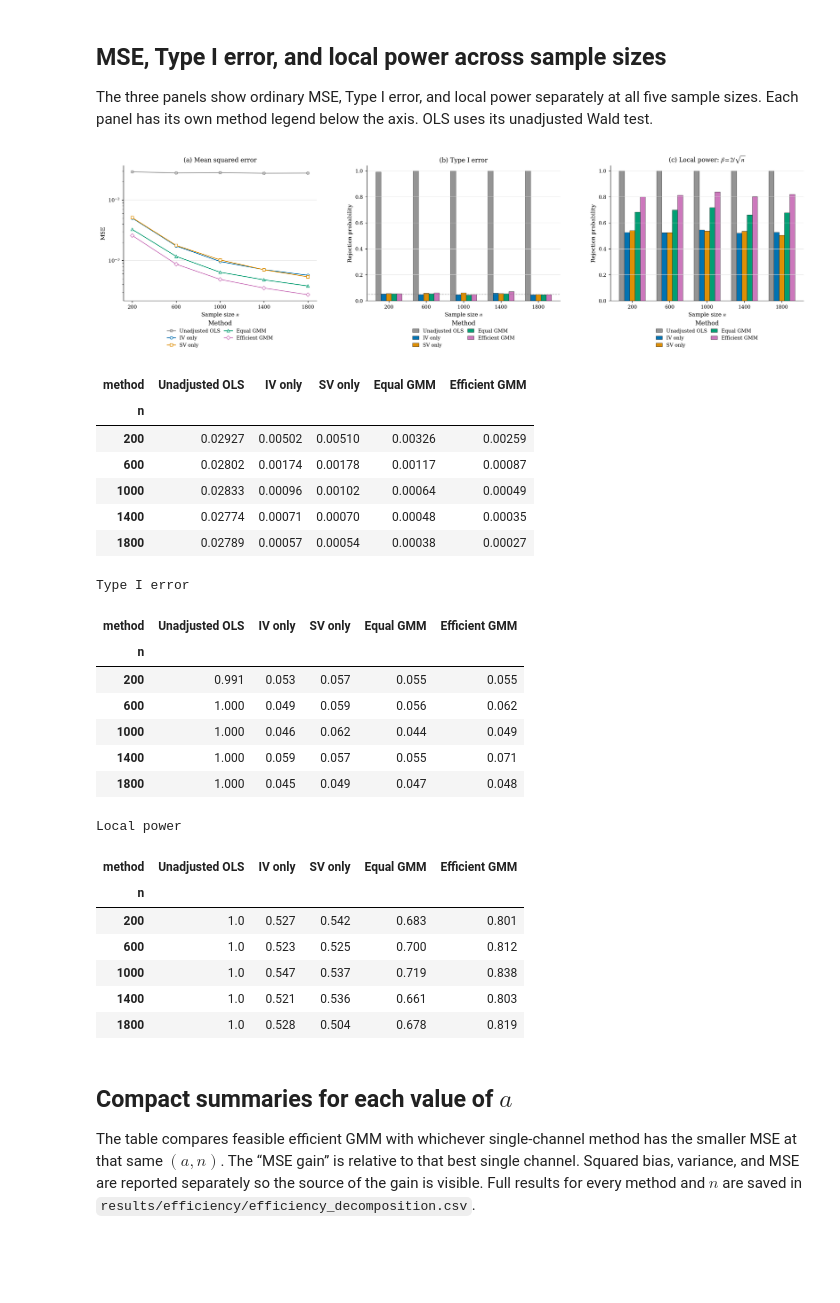
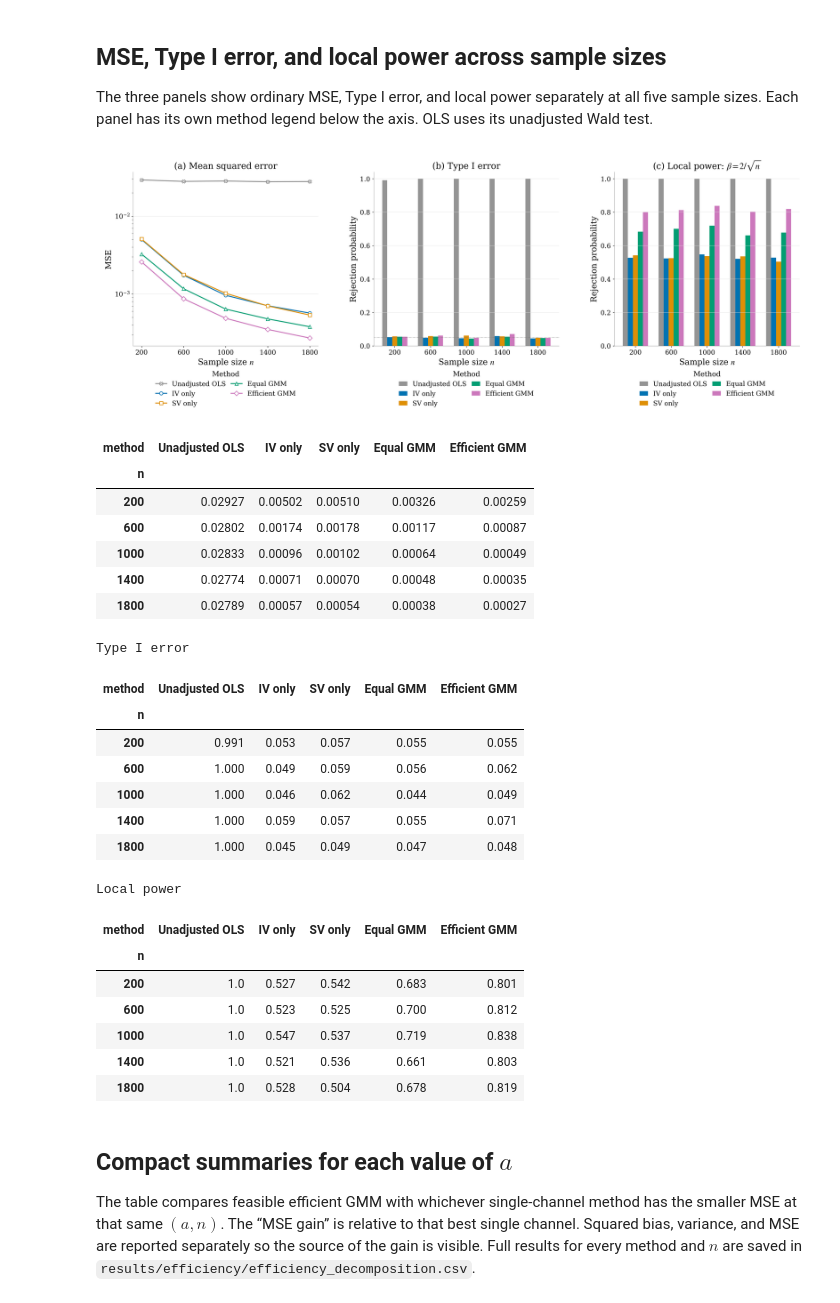
Before and after one commit to kasikefu/unification-control-modelling, a Jupyter notebook: efficiency_results.ipynb, the cells around one changed output. Saved outputs shown, nothing was run; the diff lists cells and outputs as text; code cells hidden in the pictures; blank space fills up the shorter version.

Commit message:
Update manuscript and notebook figure exports

```diff
--- a/efficiency_results.ipynb
+++ b/efficiency_results.ipynb
@@ -16,6 +16,14 @@ root = Path.cwd()
 if not (root / "results" / "efficiency" / "efficiency_replications.csv").exists():
     root = root / "unification-control-modelling"
 result_dir = root / "results" / "efficiency"
+FIGURE_DIR = root / "figures"
+FIGURE_DIR.mkdir(parents=True, exist_ok=True)
+
+def save_figure(fig, stem):
+    for suffix in ("pdf", "png"):
+        fig.savefig(FIGURE_DIR / f"{stem}.{suffix}", dpi=300, bbox_inches="tight",
+                    pad_inches=0.22, facecolor="white")
+
 raw = pd.read_csv(result_dir / "efficiency_replications.csv")
 summary = pd.read_csv(result_dir / "efficiency_summary.csv")
 assert set(summary["replications"]) == {1000}
@@ -72,16 +80,18 @@ from matplotlib.patches import Patch
 journal_style = {
     "font.family": "serif", "font.serif": ["Times New Roman", "Times", "DejaVu Serif"],
     "mathtext.fontset": "stix", "pdf.fonttype": 42,
-    "axes.linewidth": 0.7, "axes.labelsize": 9, "axes.titlesize": 10,
-    "xtick.labelsize": 8, "ytick.labelsize": 8, "legend.fontsize": 8,
+    "font.size": 14, "axes.linewidth": 0.7, "axes.edgecolor": "0.65",
+    "axes.labelsize": 15, "axes.titlesize": 16,
+    "xtick.labelsize": 12, "ytick.labelsize": 12,
+    "legend.fontsize": 12, "legend.title_fontsize": 13,
 }
 with plt.rc_context(journal_style):
-    fig, axes = plt.subplots(1, 3, figsize=(16.5, 5.8))
+    fig, axes = plt.subplots(1, 3, figsize=(18.5, 7.2))
     for method in methods:
         frame = plot_metrics[plot_metrics["method"].eq(method)].sort_values("n")
         axes[0].plot(frame["n"], frame["mse"],
-                     color=colors[method], marker=markers[method], linewidth=1.2,
-                     markersize=4.3, markerfacecolor="white", markeredgewidth=0.9,
+                     color=colors[method], marker=markers[method], linewidth=1.8,
+                     markersize=6, markerfacecolor="white", markeredgewidth=1.2,
                      label=labels[method])
     x = np.arange(len(n_values))
     bar_width = 0.14
@@ -91,45 +101,44 @@ with plt.rc_context(journal_style):
         ).reindex(index=n_values, columns=methods)
         for index, method in enumerate(methods):
             axis.bar(x + (index - 2) * bar_width, values[method], bar_width,
-                     color=colors[method], edgecolor="black", linewidth=0.35)
+                     color=colors[method], edgecolor="none", linewidth=0)
     axes[0].set(title="(a) Mean squared error", ylabel="MSE", yscale="log")
     axes[1].set(title="(b) Type I error", ylabel="Rejection probability", ylim=(0, 1.04))
     axes[2].set(title=r"(c) Local power: $\beta=2/\sqrt{n}$",
                 ylabel="Rejection probability", ylim=(0, 1.04))
     axes[1].axhline(0.05, color="0.45", linestyle=":", linewidth=0.8)
     for ax in axes:
         ax.set_xlabel(r"Sample size $n$")
         ax.grid(axis="y", color="0.88", linewidth=0.5)
         ax.spines[["top", "right"]].set_visible(False)
         ax.tick_params(direction="out", length=3, width=0.7)
     axes[0].set_xticks(n_values)
     for ax in axes[1:]:
         ax.set_xticks(x, n_values)
     line_handles, line_labels = axes[0].get_legend_handles_labels()
     axes[0].legend(handles=line_handles, labels=line_labels, title="Method",
                    loc="upper center", bbox_to_anchor=(0.5, -0.11),
                    ncol=2, frameon=False, columnspacing=0.8, handlelength=1.7)
     method_handles = [
-        Patch(facecolor=colors[method], edgecolor="black", linewidth=0.4,
+        Patch(facecolor=colors[method], edgecolor="none", linewidth=0,
               label=labels[method]) for method in methods
     ]
     for ax in axes[1:]:
         ax.legend(handles=method_handles, title="Method", loc="upper center",
                   bbox_to_anchor=(0.5, -0.11), ncol=2, frameon=False,
                   columnspacing=0.8, handlelength=1.3)
-    fig.subplots_adjust(left=0.055, right=0.99, bottom=0.39, top=0.92, wspace=0.26)
-    for suffix in ("pdf", "png"):
-        fig.savefig(result_dir / f"efficiency_mse_comparison.{suffix}", dpi=300, bbox_inches="tight")
-    display(Image(filename=result_dir / "efficiency_mse_comparison.png"))
+    fig.subplots_adjust(left=0.065, right=0.99, bottom=0.30, top=0.92, wspace=0.30)
+    save_figure(fig, "efficiency_mse_comparison")
+    display(Image(filename=FIGURE_DIR / "efficiency_mse_comparison.png"))
     plt.close(fig)
 display(plot_metrics.pivot(index="n", columns="method", values="mse")[methods].rename(columns=labels).round(5))
 for scenario, heading in [("size", "Type I error"), ("power_2", "Local power")]:
     print(heading)
     display(plot_inference[plot_inference["scenario"].eq(scenario)].pivot(
         index="n", columns="method", values="rejection_rate"
     )[methods].rename(columns=labels).round(3))
 # %% [output]
-[figure, old version]
+[figure, new version]
 | method | Unadjusted OLS | IV only | SV only | Equal GMM | Efficient GMM |
 | n |  |  |  |  |  |
 | 200 | 0.02927 | 0.00502 | 0.00510 | 0.00326 | 0.00259 |
```
Also changed, not shown: 32 other files.
